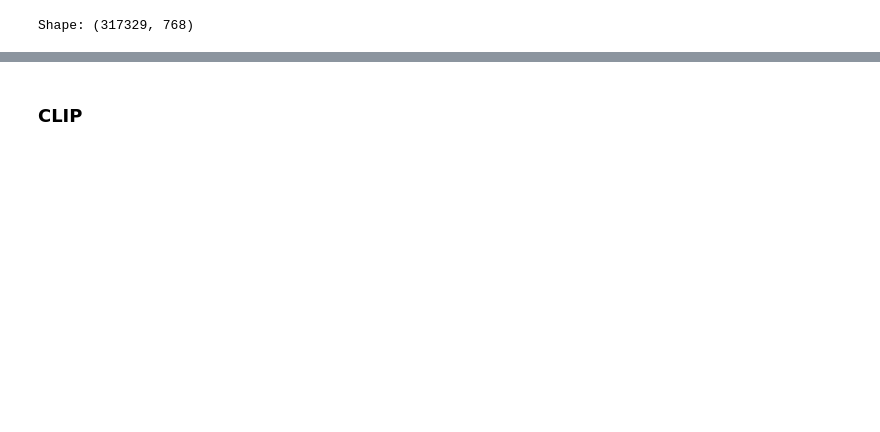
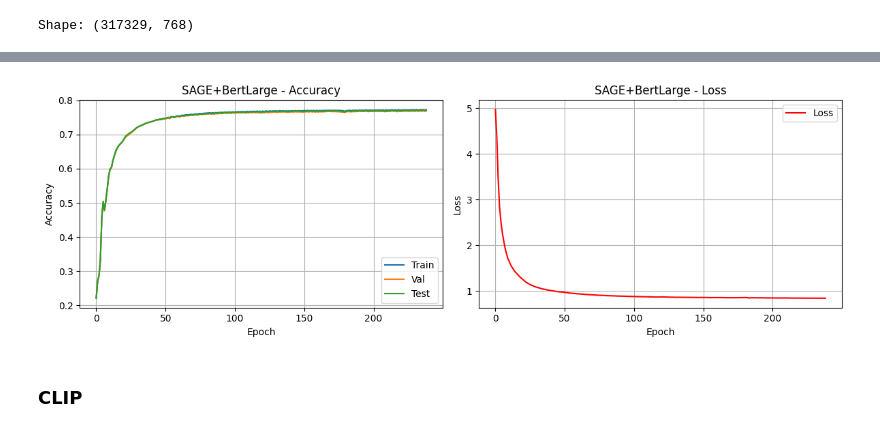
Before and after one commit to guilhermeRaibolt/gnn-embeddings, a Jupyter notebook: GNN_embeddings_Ala.ipynb, the cells around one changed output, grey strips where cells are left out. Saved outputs shown, nothing was run; the diff lists cells and outputs as text; code cells hidden in the pictures; blank space fills up the shorter version.

Commit message:
final notebook and README for graph + encoder benchmarking

```diff
--- a/GNN_embeddings_Ala.ipynb
+++ b/GNN_embeddings_Ala.ipynb
@@ -726,0 +741,5 @@ OutOfMemoryError: CUDA out of memory. Tried to allocate 21.44 GiB. GPU 0 has a t
+# %%
+# BERT Large
+print(" GraphSAGE + BERT Large ")
+val_large, test_large = train_sage_full(X_bert_large, in_channels=768, model_name="SAGE+BertLarge")
+# %% [output]
@@ -727,3 +762,4 @@ OutOfMemoryError: CUDA out of memory. Tried to allocate 21.44 GiB. GPU 0 has a t
+[figure, added]
 # %% [markdown]
 ### CLIP
 # %%
```
Also changed, not shown: parts of 27 cells of this notebook, 1 other file.
